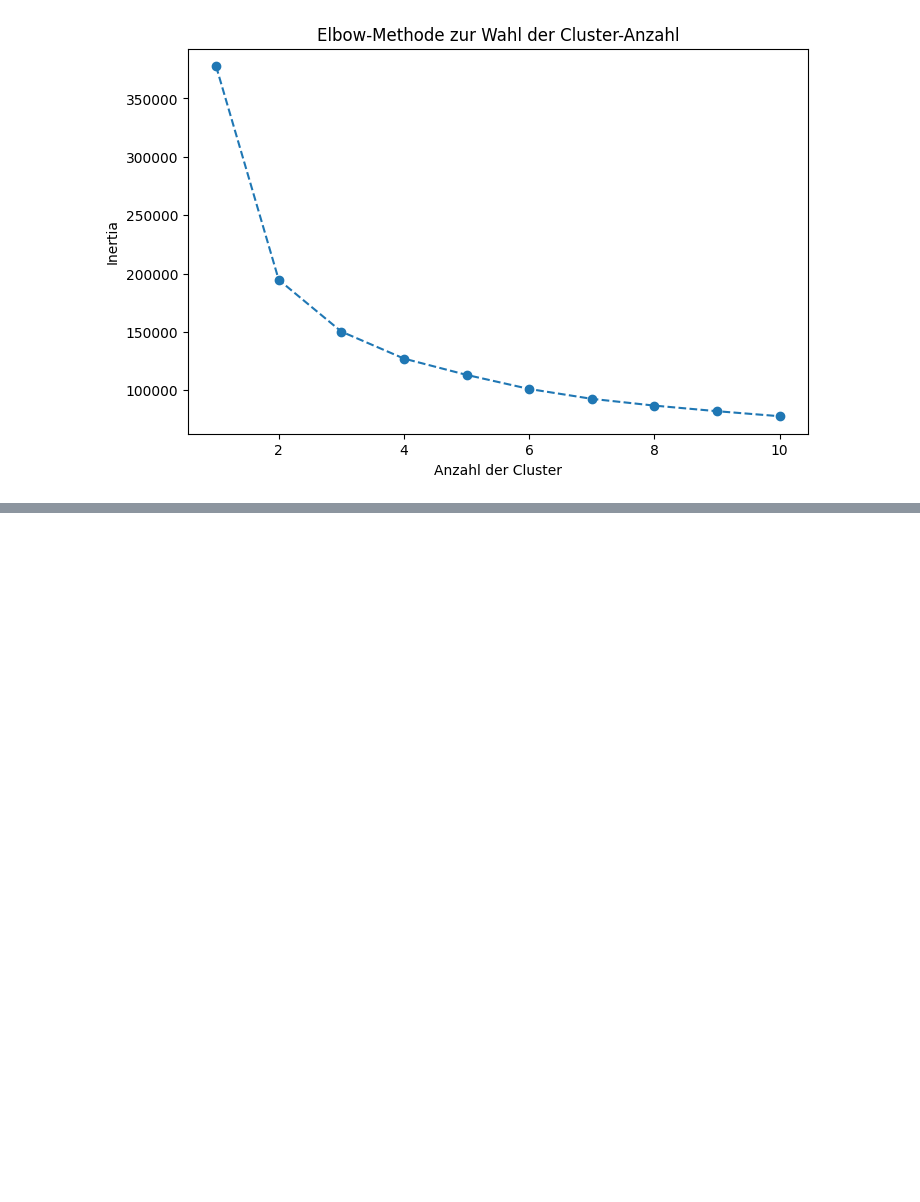
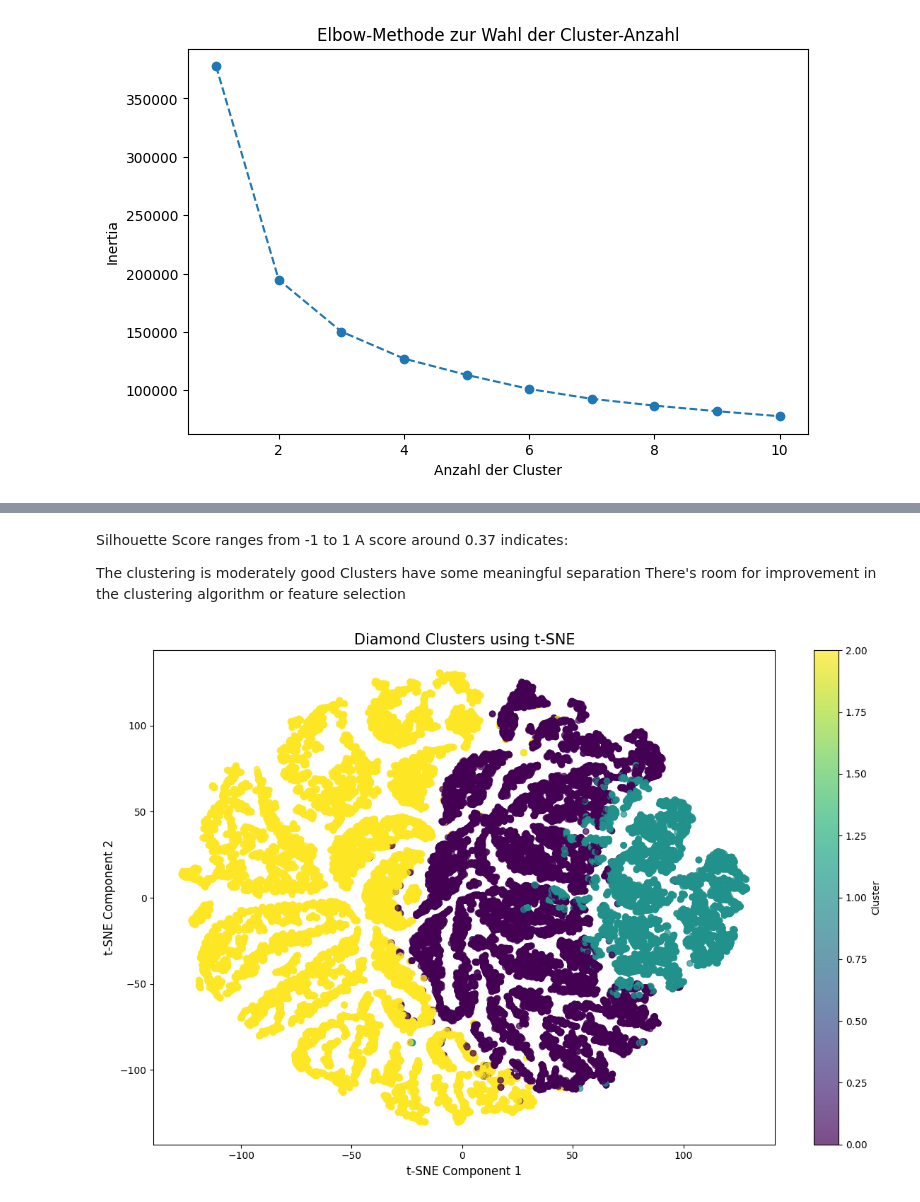
Before and after one commit to michi3001/DataScienceProject, a Jupyter notebook: notebooks/MachineLearningPart2/ClusteringKMeansNumeric.ipynb, the cells around one changed output, grey strips where cells are left out. Cells and saved outputs as stored; diff of their text form; code cells hidden in the pictures; blank space fills up the shorter version.

```diff
--- a/notebooks/MachineLearningPart2/ClusteringKMeansNumeric.ipynb
+++ b/notebooks/MachineLearningPart2/ClusteringKMeansNumeric.ipynb
@@ -126 +165,27 @@ PCA 2 (zweite Hauptkomponente) → Die Richtung mit der zweitgrößten Varianz
 [figure]
+# %% [markdown]
+Silhouette Score ranges from -1 to 1
+A score around 0.37 indicates:
+
+The clustering is moderately good
+Clusters have some meaningful separation
+There's room for improvement in the clustering algorithm or feature selection
+# %%
+# t-SNE mit 2 Komponenten
+tsne = TSNE(n_components=2, perplexity=30, random_state=42)
+df_tsne = tsne.fit_transform(df_scaled)
+
+# Plot
+plt.figure(figsize=(12, 8))
+scatter = plt.scatter(df_tsne[:, 0], df_tsne[:, 1],
+                      c=df_cluster['Cluster'],
+                      cmap='viridis',
+                      alpha=0.7)
+plt.title('Diamond Clusters using t-SNE', fontsize=15)
+plt.xlabel('t-SNE Component 1', fontsize=12)
+plt.ylabel('t-SNE Component 2', fontsize=12)
+plt.colorbar(scatter, label='Cluster')
+plt.tight_layout()
+plt.show()
+# %% [output]
+[figure, added]
```
Also changed, not shown: parts of 2 cells of this notebook, 11 other files.
